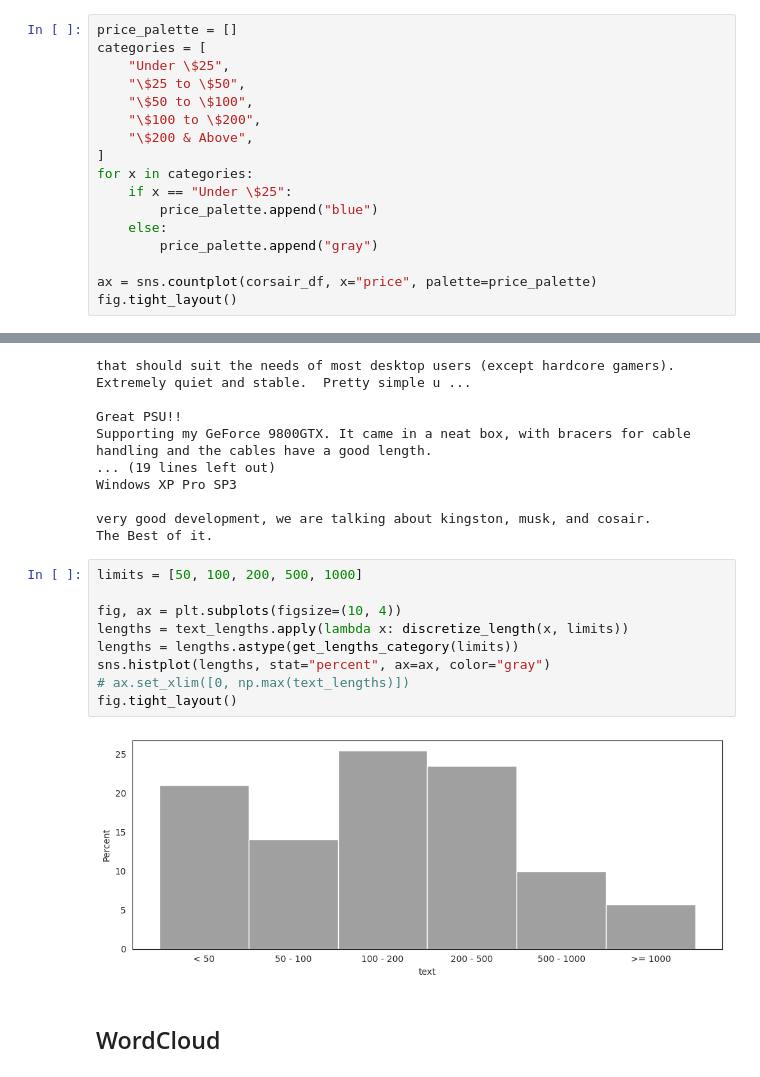
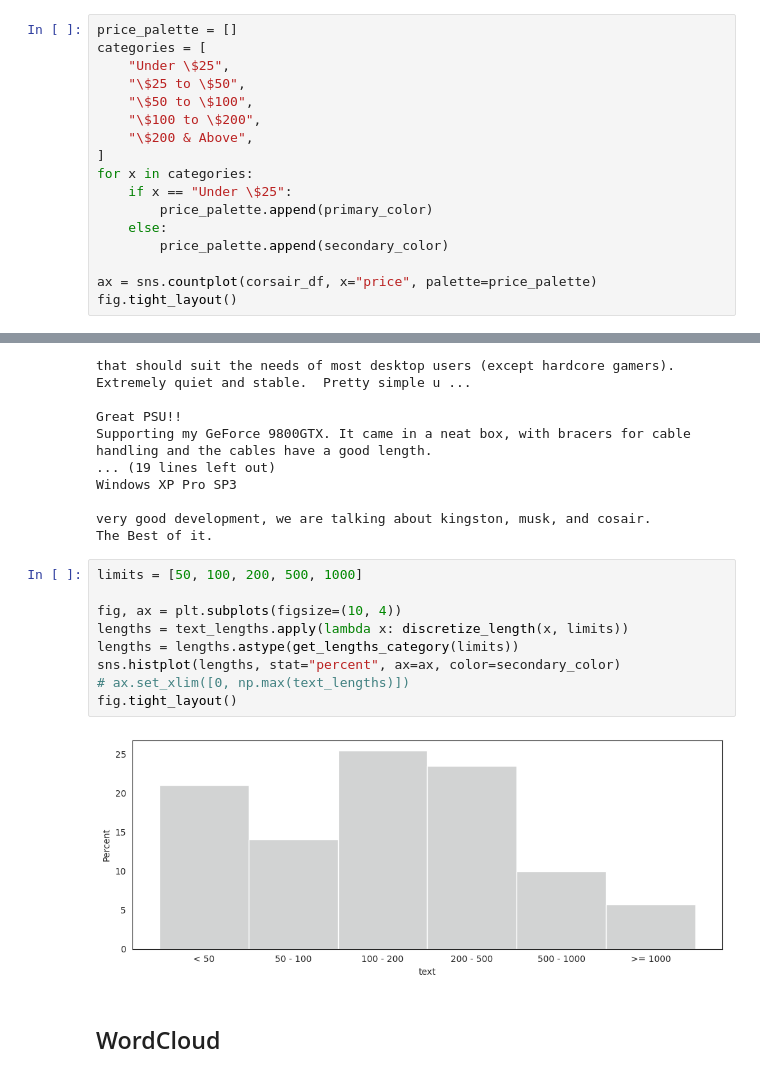
Before and after one commit to saiteki-kai/amazon-reviews, a Jupyter notebook: notebooks/02_analysis.ipynb, the cells around one changed output, grey strips where cells are left out. Saved outputs shown, nothing was run; the diff lists cells and outputs as text.

Commit message:
feat: update graphics colors

```diff
--- a/notebooks/02_analysis.ipynb
+++ b/notebooks/02_analysis.ipynb
@@ -402,9 +407,9 @@ categories = [
 ]
 for x in categories:
     if x == "Under \$25":
-        price_palette.append("blue")
+        price_palette.append(primary_color)
     else:
-        price_palette.append("gray")
+        price_palette.append(secondary_color)
 
 ax = sns.countplot(corsair_df, x="price", palette=price_palette)
 fig.tight_layout()
@@ -594,14 +600,14 @@ The Best of it.
 # %%
 limits = [50, 100, 200, 500, 1000]
 
 fig, ax = plt.subplots(figsize=(10, 4))
 lengths = text_lengths.apply(lambda x: discretize_length(x, limits))
 lengths = lengths.astype(get_lengths_category(limits))
-sns.histplot(lengths, stat="percent", ax=ax, color="gray")
+sns.histplot(lengths, stat="percent", ax=ax, color=secondary_color)
 # ax.set_xlim([0, np.max(text_lengths)])
 fig.tight_layout()
 # %% [output]
-[figure, old version]
+[figure, new version]
 # %% [markdown]
 ## WordCloud
 # %%
```
Also changed, not shown: parts of 5 cells of this notebook.
